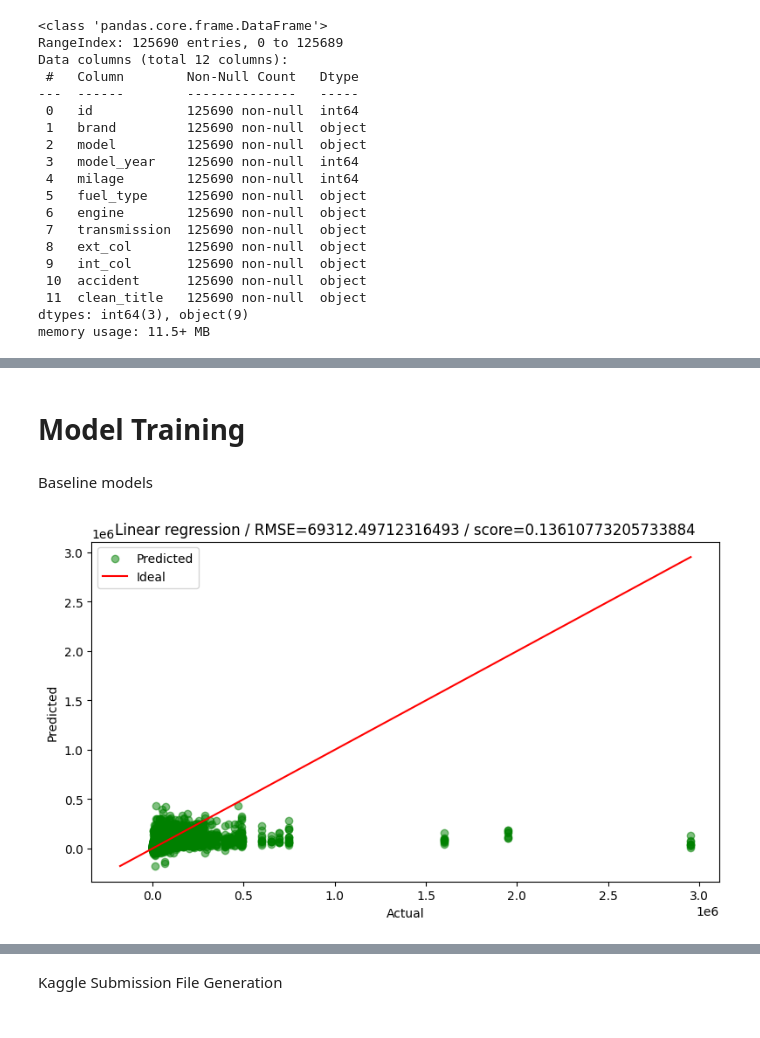
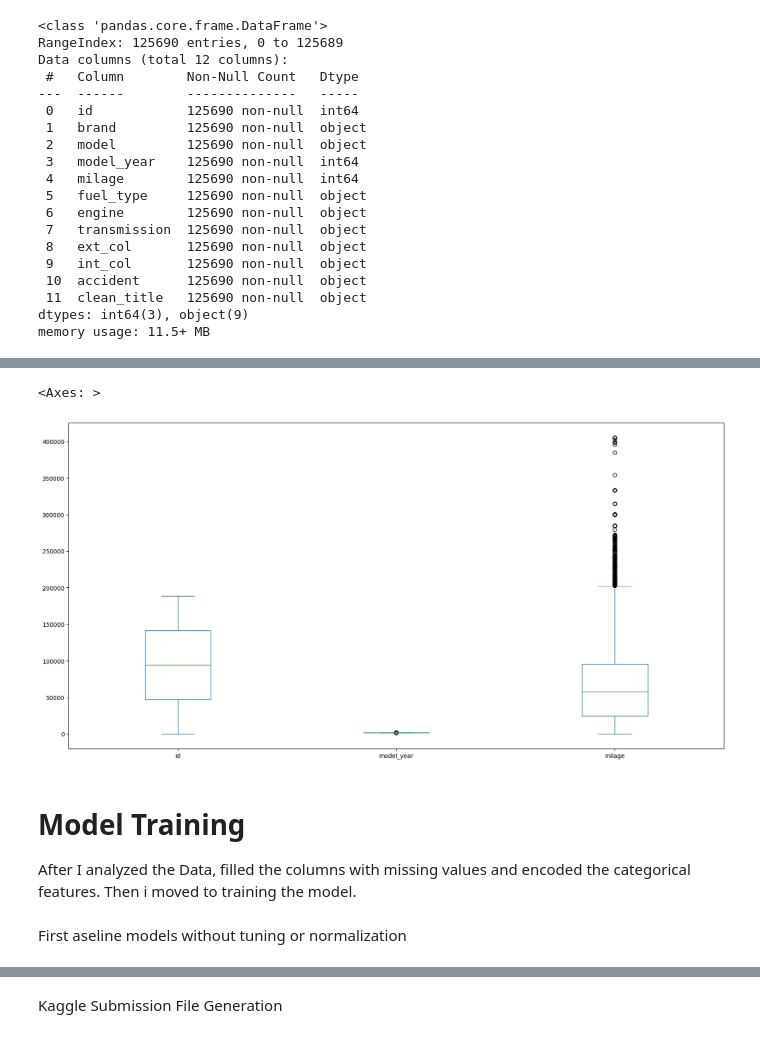
Before and after one commit to Whizfarsh/Used_car_price_prediction_ML_training_subproject_1, a Jupyter notebook: Subproject_1_a91647.ipynb, the cells around one changed output, grey strips where cells are left out. Cells and saved outputs as stored; diff of their text form; code cells hidden in the pictures.

```diff
--- a/Subproject_1_a91647.ipynb
+++ b/Subproject_1_a91647.ipynb
@@ -281,18 +196,21 @@ This missing values are categorical features, therefore there is need to fill th
 # %%
-# replacing the missing values in the training set with its modes using the mode() function to get the mode and using fillna() function to fill the positions with misiing data. The 2 method are from pandas library
+# For replacing the missing values in the training set, i used the mode() function from pandas to get the mode and using fillna() function from pandas library  to fill the positions where there was a misiing values.
 
 for column in train_missing_columns:
-    mode_value = df_train[column].mode()[0]
-    df_train[column] = df_train[column].fillna(mode_value)
+    #  calculates the mode of the values.
+    replace_value = df_train[column].mode()[0]
 
-# For the test set, i am only fill missing values for columns that are present in the train data set and excluding 'price'.
-# DOing this bring cosistency and more accuracy when training the train data. As we are dealing with unseeb data, we can't be sure if the unseen data will have additional column or not, or if they will contain some missing data, so it is best to take care of that.
+    # then filled it to the missing values position.
+    df_train[column] = df_train[column].fillna(replace_value)
 
+# For the test set, only missing values for columns that are present in the train data set and excluding 'price was filled'.
+# Doing this bring cosistency and more accuracy when training. As we are dealing with unseen data, we can't be sure if the unseen data will have additional column or not, or if they will contain some missing data, so it is best to take care of that.
 
+#  this line will select only the column with missing data in test data that are also present in the train data
 missing_columns_test = [col for col in train_missing_columns if col in df_test.columns]
 
 for column in missing_columns_test:
     # Use the mode calculated from the training set for consistency
-    mode_value = df_train[column].mode()[0]
-    df_test[column] = df_test[column].fillna(mode_value)
+    replace_value = df_train[column].mode()[0]
+    df_test[column] = df_test[column].fillna(replace_value)
 # %%
@@ -366,4 +296,11 @@ X_train, X_test, y_train, y_test = train_test_split(X, y, test_size=.20, random_
+# %%
+df_train_encoded.drop(['price'], axis=1).plot(kind='box', figsize=(20,10))
+# %% [output]
+<Axes: >
+[figure, added]
 # %% [markdown]
 # Model Training
+
+After I analyzed the Data, filled the columns with missing values and encoded the categorical features. Then i moved to training the model.
 # %% [markdown]
-Baseline models
+First aseline models without tuning or normalization
@@ -415,9 +315,0 @@ def fit_eval_plot(name, model, ax):
-# %%
-# Linear Regression
-
-fig, ax = plt.subplots(1, 1, figsize=(8, 5))
-base_models_information.append(fit_eval_plot("Linear regression", base_models["Linear regression"], ax))
-plt.tight_layout()
-plt.show()
-# %% [output]
-[figure, removed]
```
Also changed, not shown: parts of 67 cells of this notebook.
